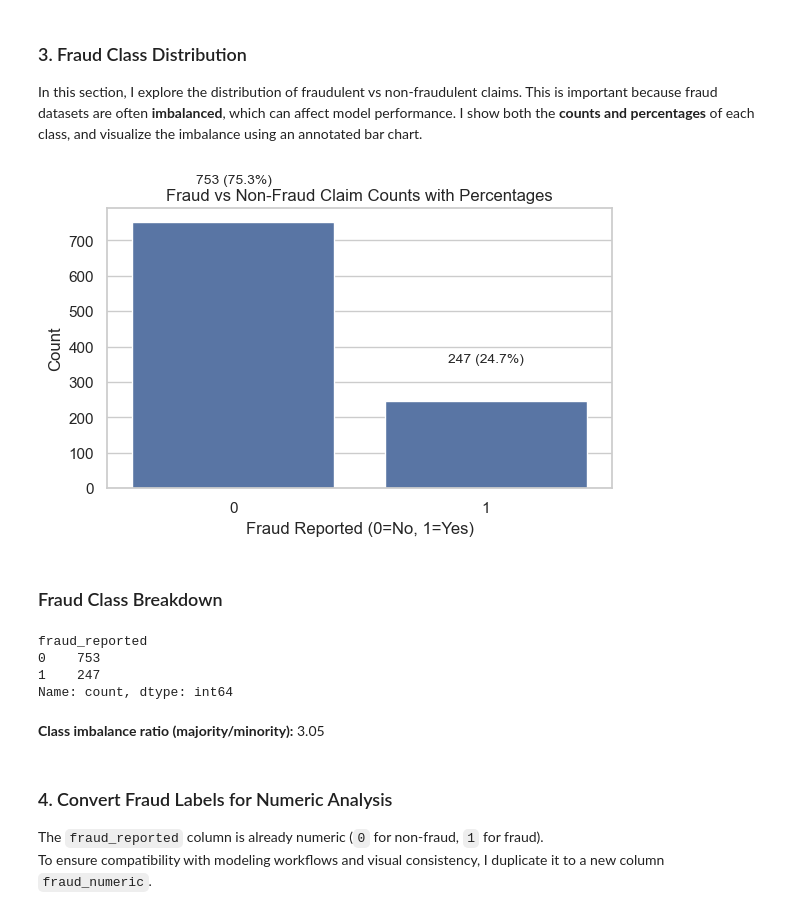
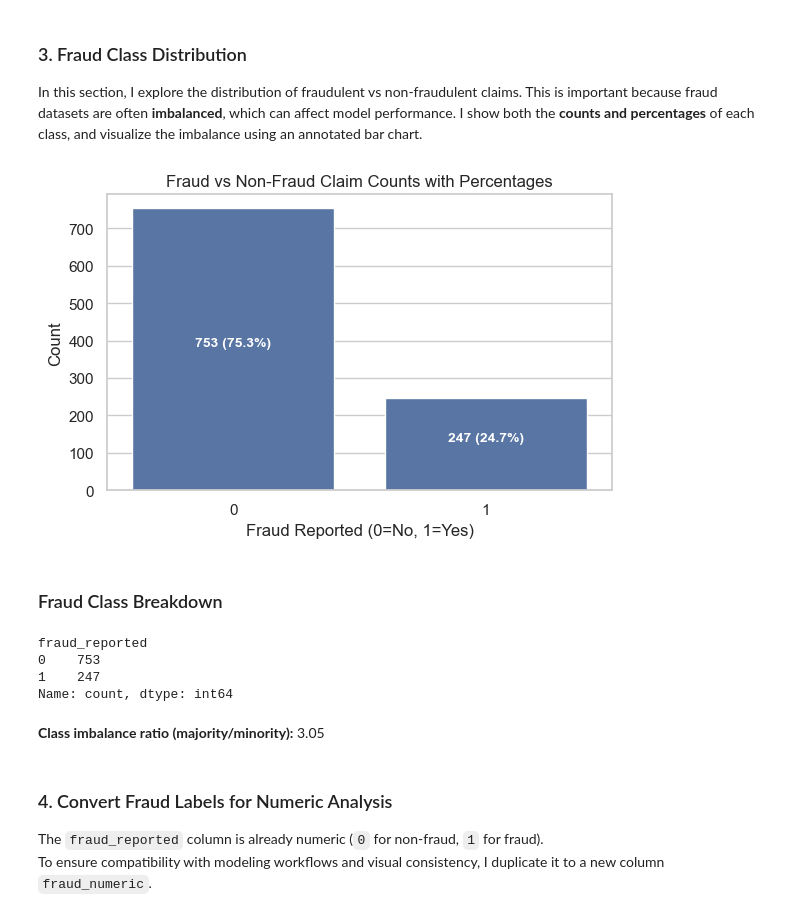
Before and after one commit to PatZ2346/fraud_analytics_project, a Jupyter notebook: 2. EDA/eda.ipynb, the cells around one changed output. Saved outputs shown, nothing was run; the diff lists cells and outputs as text; code cells hidden in the pictures.

```diff
--- a/2. EDA/eda.ipynb
+++ b/2. EDA/eda.ipynb
@@ -179,31 +179,31 @@ This is important because fraud datasets are often **imbalanced**, which can aff
 # %%
 # Count number of fraud (1) and non-fraud (0) cases
 fraud_counts = df['fraud_reported'].value_counts().sort_index()
 fraud_percentages = (fraud_counts / fraud_counts.sum() * 100).round(2)
 
 # Plot countplot using numeric labels and annotated percentages
 plt.figure(figsize=(6, 4))
 ax = sns.countplot(x='fraud_reported', data=df)
 
 # Annotate each bar with count and percentage
 for i, count in enumerate(fraud_counts):
     percent = fraud_percentages[i]
-    ax.text(i, count + 100, f"{count} ({percent}%)", ha='center', va='bottom', fontsize=10)
+    ax.text(i, count * 0.5, f"{count} ({percent}%)", ha='center', va='bottom', color="white", fontsize=10, fontweight='bold')
 
 plt.title('Fraud vs Non-Fraud Claim Counts with Percentages')
 plt.xlabel('Fraud Reported (0=No, 1=Yes)')
 plt.ylabel('Count')
 plt.tight_layout()
 plt.show()
 plt.close()
 
 # Display fraud counts and imbalance ratio
 display(Markdown("### Fraud Class Breakdown"))
 display(fraud_counts)
 imbalance_ratio = fraud_counts.max() / fraud_counts.min()
 display(Markdown(f"**Class imbalance ratio (majority/minority):** {imbalance_ratio:.2f}"))
 # %% [output]
-[figure, old version]
+[figure, new version]
 ### Fraud Class Breakdown
 fraud_reported
 0    753
```
